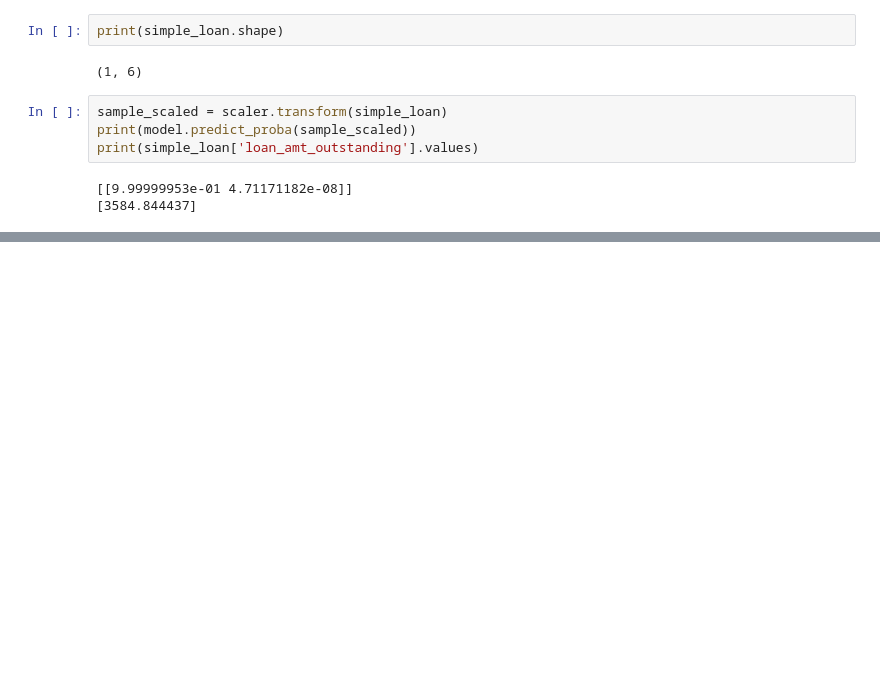
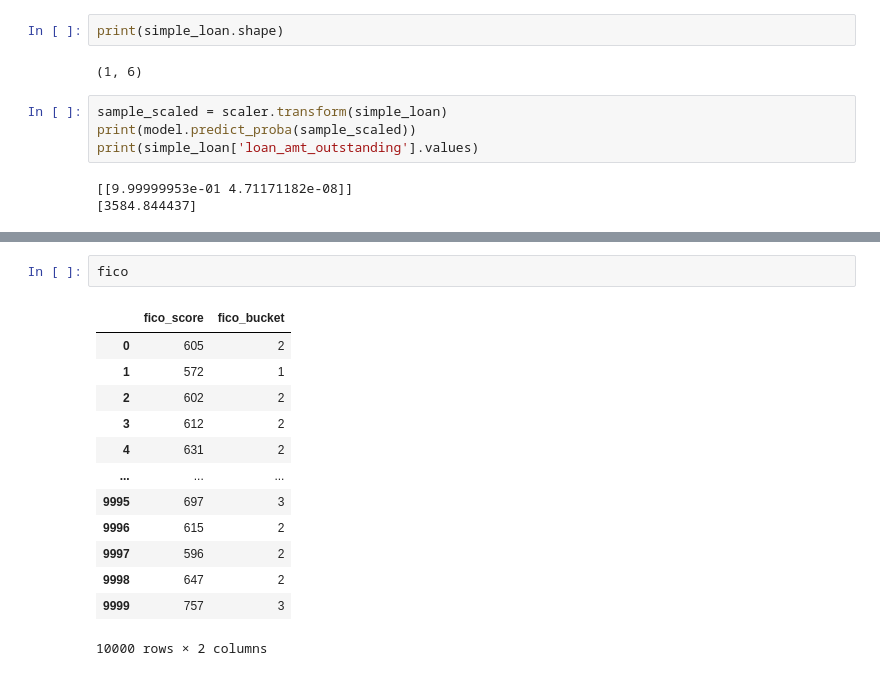
Before and after one commit to Aashish-Parajuli-26/JP_morgan_forage, a Jupyter notebook: Task_Solution/Task_3_Solution/Task_3.ipynb, the cells around one changed output, grey strips where cells are left out. Saved outputs shown, nothing was run; the diff lists cells and outputs as text; blank space fills up the shorter version.

```diff
--- a/Task_Solution/Task_3_Solution/Task_3.ipynb
+++ b/Task_Solution/Task_3_Solution/Task_3.ipynb
@@ -203,0 +245,16 @@ print(simple_loan['loan_amt_outstanding'].values)
+# %%
+fico
+# %% [output]
+|  | fico_score | fico_bucket |
+| 0 | 605 | 2 |
+| 1 | 572 | 1 |
+| 2 | 602 | 2 |
+| 3 | 612 | 2 |
+| 4 | 631 | 2 |
+| ... | ... | ... |
+| 9995 | 697 | 3 |
+| 9996 | 615 | 2 |
+| 9997 | 596 | 2 |
+| 9998 | 647 | 2 |
+| 9999 | 757 | 3 |
+10000 rows × 2 columns
```
Also changed, not shown: parts of 19 cells of this notebook, 6 other files.
